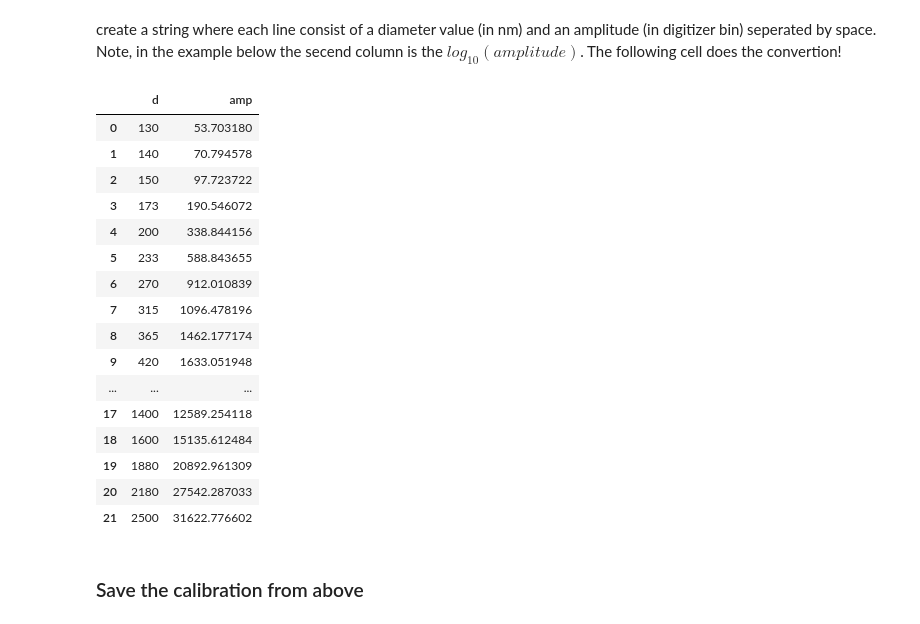
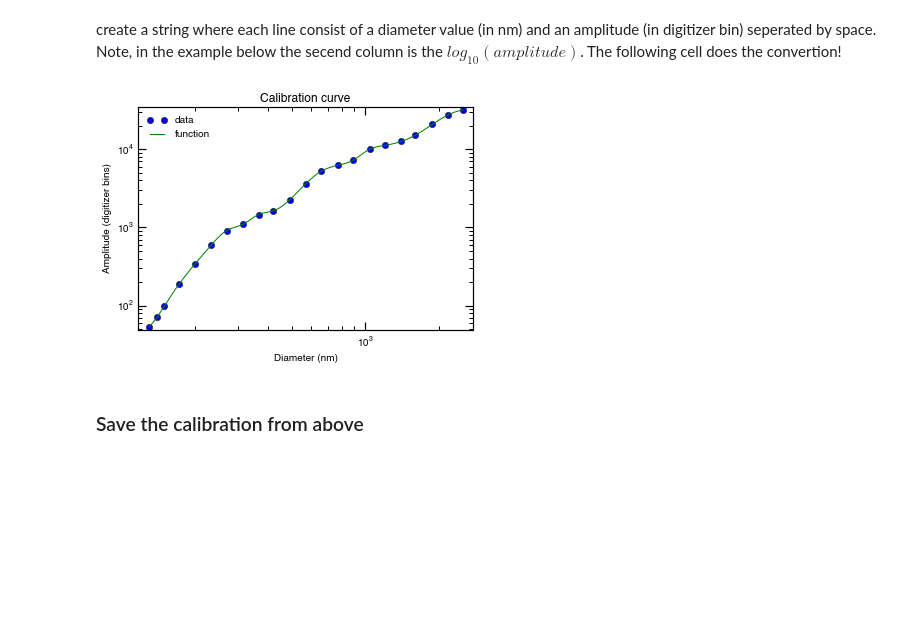
Before and after one commit to wblumberg/atm-py, a Jupyter notebook: examples/instruments_POPS_calibration.ipynb, the cells around one changed output. Drawn from its saved outputs; the diff is of its cells as text; code cells hidden in the pictures; blank space fills up the shorter version.

```diff
--- a/examples/instruments_POPS_calibration.ipynb
+++ b/examples/instruments_POPS_calibration.ipynb
@@ -34,29 +34,11 @@ data = """130 1.73
 1880 4.32
 2180 4.44
 2500 4.5"""
-# %%
-cal = calibration.read_str(data)
-cal.data.amp = 10**cal.data.amp
-cal.calibrationFunction = cal.get_calibrationFunctionSpline()
-cal.data
-# %% [output]
-|  | d | amp |
-| 0 | 130 | 53.703180 |
-| 1 | 140 | 70.794578 |
-| 2 | 150 | 97.723722 |
-| 3 | 173 | 190.546072 |
-| 4 | 200 | 338.844156 |
-| 5 | 233 | 588.843655 |
-| 6 | 270 | 912.010839 |
-| 7 | 315 | 1096.478196 |
-| 8 | 365 | 1462.177174 |
-| 9 | 420 | 1633.051948 |
-| ... | ... | ... |
-| 17 | 1400 | 12589.254118 |
-| 18 | 1600 | 15135.612484 |
-| 19 | 1880 | 20892.961309 |
-| 20 | 2180 | 27542.287033 |
-| 21 | 2500 | 31622.776602 |
+# %%
+cal = calibration.read_str(data)
+out = cal.plot_calibration()
+# %% [output]
+[figure, added]
 # %% [markdown]
 ### Save the calibration from above
 # %%
```
Also changed, not shown: parts of 3 cells of this notebook, 1 other file.
